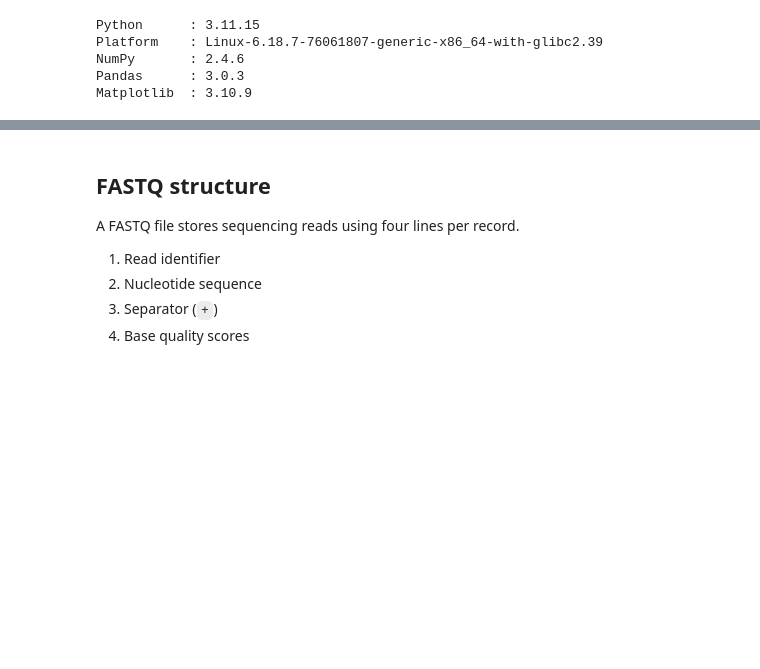
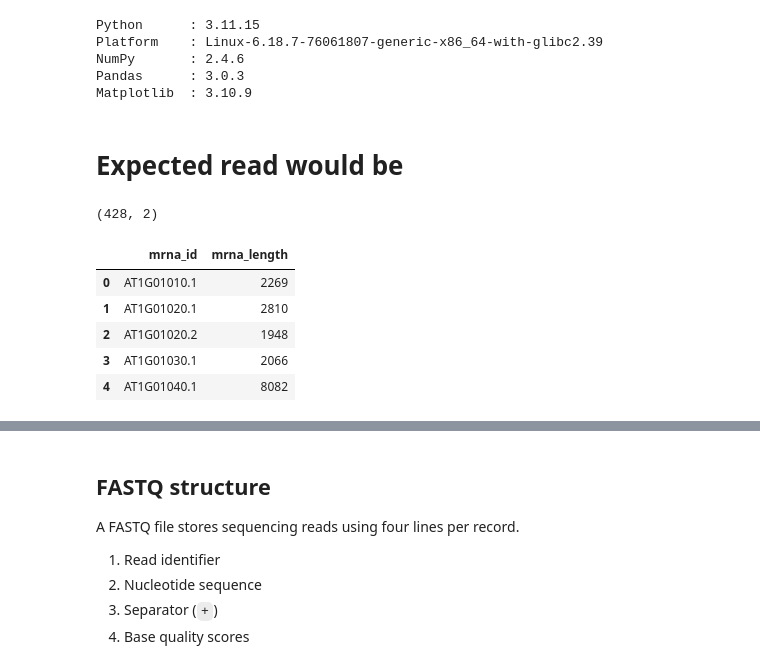
Before and after one commit to ih-11/hmm-3end, a Jupyter notebook: notebook/qcfastq.ipynb, the cells around one changed output, grey strips where cells are left out. Cells and saved outputs as stored; diff of their text form; code cells hidden in the pictures; blank space fills up the shorter version.

```diff
--- a/notebook/qcfastq.ipynb
+++ b/notebook/qcfastq.ipynb
@@ -23,3 +23,46 @@ Platform    : Linux-6.18.7-76061807-generic-x86_64-with-glibc2.39
 NumPy       : 2.4.6
 Pandas      : 3.0.3
 Matplotlib  : 3.10.9
+# %% [markdown]
+# Expected read would be
+# %%
+mrna_fasta = Path("../data/at1pct-mRNA.fa.gz")
+
+mrna_ids = []
+mrna_lengths = []
+
+current_id = None
+current_seq = []
+
+with gzip.open(mrna_fasta, "rt") as f:
+    for line in f:
+        line = line.strip()
+
+        if line.startswith(">"):
+            if current_id is not None:
+                mrna_ids.append(current_id)
+                mrna_lengths.append(len("".join(current_seq)))
+
+            current_id = line[1:].split()[0]
+            current_seq = []
+        else:
+            current_seq.append(line)
+
+if current_id is not None:
+    mrna_ids.append(current_id)
+    mrna_lengths.append(len("".join(current_seq)))
+
+mrna_df = pd.DataFrame({
+    "mrna_id": mrna_ids,
+    "mrna_length": mrna_lengths,
+})
+print(mrna_df.shape)
+display(mrna_df.head())
+# %% [output]
+(428, 2)
+|  | mrna_id | mrna_length |
+| 0 | AT1G01010.1 | 2269 |
+| 1 | AT1G01020.1 | 2810 |
+| 2 | AT1G01020.2 | 1948 |
+| 3 | AT1G01030.1 | 2066 |
+| 4 | AT1G01040.1 | 8082 |
```
Also changed, not shown: parts of 4 cells of this notebook.
